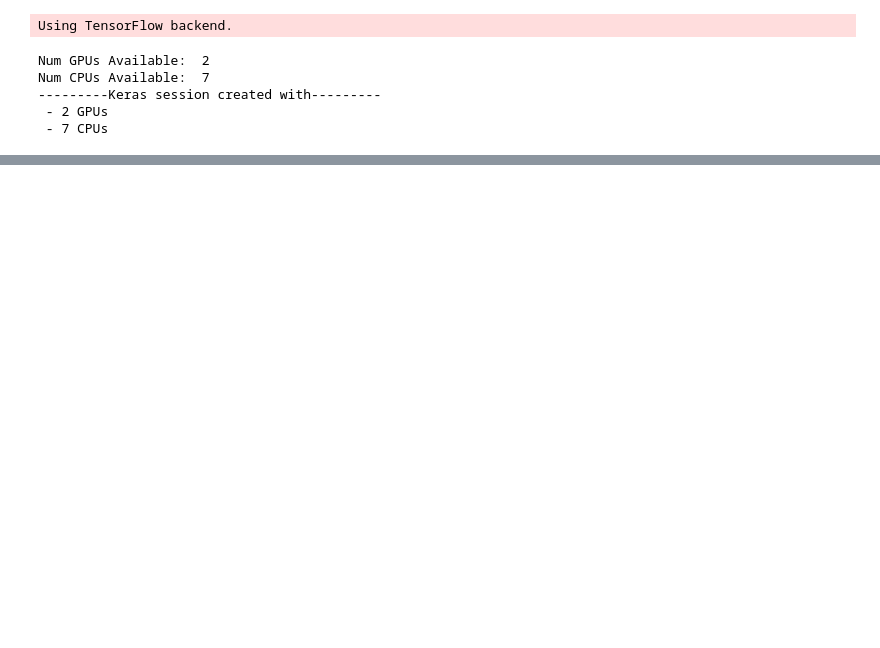
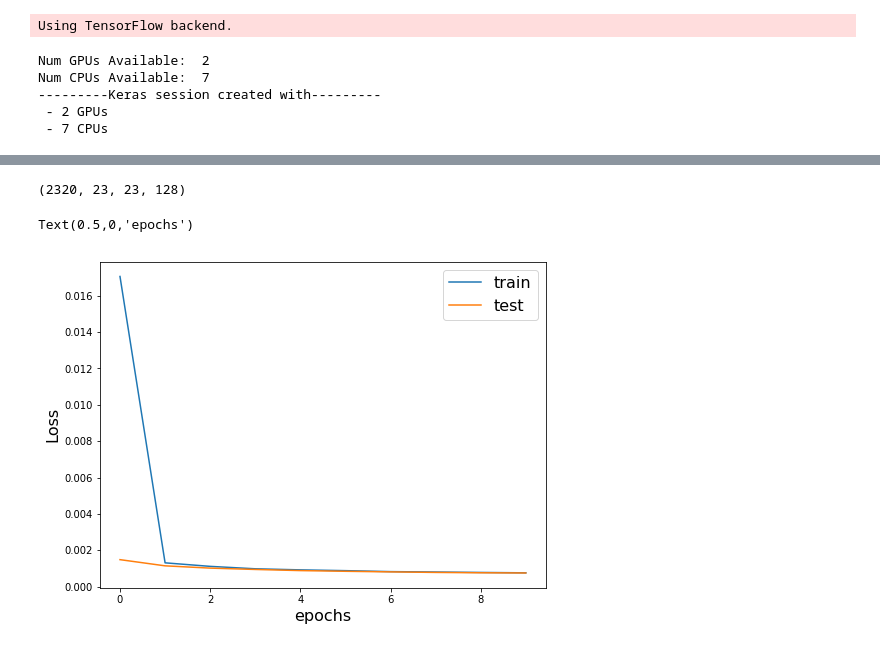
Before and after one commit to TsspGit/CodVid19_CIEMAT, a Jupyter notebook: Covid_autoencoder.ipynb, the cells around one changed output, grey strips where cells are left out. Cells and saved outputs as stored; diff of their text form; code cells hidden in the pictures; blank space fills up the shorter version.

```diff
--- a/Covid_autoencoder.ipynb
+++ b/Covid_autoencoder.ipynb
@@ -85,0 +60,2 @@ plt.plot([20,20],[20,180],color="orange")
+# %%
+diseaseID, X = nw.underbalance_imgs(diseaseID, X)
@@ -85,0 +141,9 @@ plt.plot([20,20],[20,180],color="orange")
+# %%
+Y_train = np.copy(diseaseID_train)
+del diseaseID_train
+Y_train[Y_train==2]=0
+Y_test = np.copy(diseaseID_test)
+Y_test[Y_test==2]=0
+
+X_test = X_test/255
+X_train = X_train/255
@@ -85,0 +158,20 @@ plt.plot([20,20],[20,180],color="orange")
+# %%
+input_img = Input(shape=X_train.shape[1:])
+encoder = Conv2D(32, (3, 3), activation='relu', padding='same')(input_img)
+encoder = MaxPooling2D((2,2), padding='same')(encoder)
+encoder = Conv2D(64, (3, 3), activation='relu', padding='same')(encoder)
+encoder = MaxPooling2D((2,2), padding='same')(encoder)
+encoder = Conv2D(128, (3, 3), activation='relu', padding='same')(encoder)
+encoder = MaxPooling2D((2,2), padding='same')(encoder)
+encoder = Conv2D(256, (3, 3), activation='relu', padding='same')(encoder)
+
+decoder = Conv2D(64, (3,3), activation='relu', padding='same')(encoder)
+decoder = UpSampling2D((2, 2))(decoder)
+decoder = Conv2D(128, (3, 3), activation='relu', padding='same')(decoder)
+decoder = UpSampling2D((2, 2))(decoder)
+decoder = Conv2D(256, (3, 3), activation='relu')(decoder)
+decoder = UpSampling2D((2, 2))(decoder)
+decoder = Conv2D(3, (3, 3), activation='relu', padding='same')(decoder)
+
+autoencoder = Model(input_img, decoder)
+autoencoder.summary()
@@ -85,0 +196,7 @@ plt.plot([20,20],[20,180],color="orange")
+# %%
+best_model_path = 'Autoencoder_covid.hdf5'
+checkpoint = ModelCheckpoint(best_model_path, monitor='loss', verbose=1, save_best_only=True, mode='min')
+amsgrad = Adam(lr=0.0001, beta_1=0.9, beta_2=0.999, amsgrad=True)
+autoencoder.compile(optimizer=amsgrad, loss='mse', metrics=['acc', 'mse'])
+history = autoencoder.fit(X_train, X_train, epochs=10, batch_size=32, shuffle=False, callbacks=[checkpoint],
+                          validation_data=(X_test, X_test))
@@ -85,0 +221,18 @@ plt.plot([20,20],[20,180],color="orange")
+# %%
+model = load_model(best_model_path)
+encoder = Model(model.layers[0].input, model.layers[6].output)
+encoder_imgs = encoder.predict(X_test)
+decoder_imgs = model.predict(X_test)
+encoder_imgs.shape
+# %% [output]
+(2320, 23, 23, 128)
+# %%
+fig, ax = plt.subplots(figsize=(8,6))
+ax.plot(history.history['loss'], label='train')
+ax.plot(history.history['val_loss'], label='test')
+ax.legend(fontsize=16)
+ax.set_ylabel('Loss', fontsize=16)
+ax.set_xlabel('epochs', fontsize=16)
+# %% [output]
+Text(0.5,0,'epochs')
+[figure, added]
```
Also changed, not shown: parts of 21 cells of this notebook, 5 other files.
